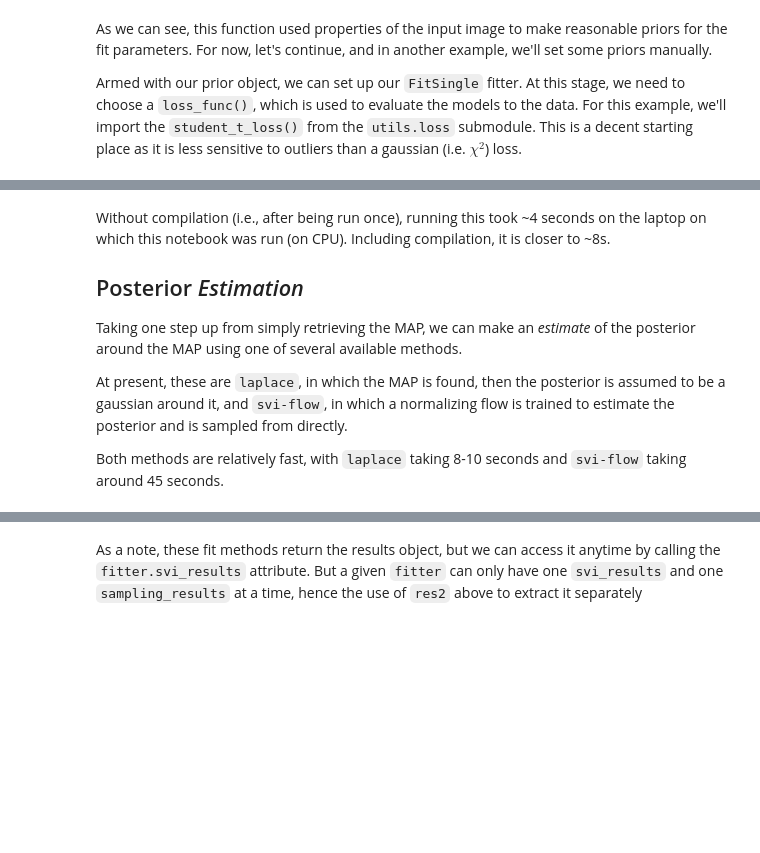
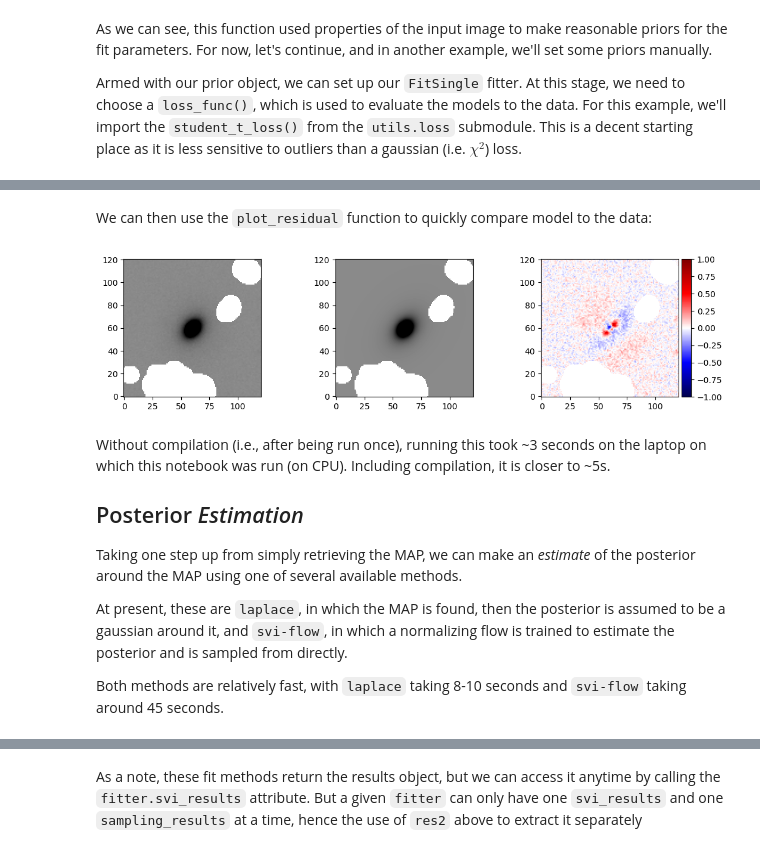
Before and after one commit to pysersic/pysersic, a Jupyter notebook: examples/example-fit.ipynb, the cells around one changed output, grey strips where cells are left out. Saved outputs shown, nothing was run; the diff lists cells and outputs as text; code cells hidden in the pictures; blank space fills up the shorter version.

```diff
--- a/examples/example-fit.ipynb
+++ b/examples/example-fit.ipynb
@@ -135,5 +138,12 @@ map_params
+# %% [markdown]
+We can then use the `plot_residual` function to quickly compare model to the data:
+# %%
+from pysersic.results import plot_residual
+fig, ax = plot_residual(im,map_params['model'],mask=mask,vmin=-1,vmax=1)
+# %% [output]
+[figure, added]
 # %% [markdown]
-Without compilation (i.e., after being run once), running this took ~4 seconds on the laptop on which this notebook was run (on CPU). Including compilation, it is closer to ~8s.
+Without compilation (i.e., after being run once), running this took ~3 seconds on the laptop on which this notebook was run (on CPU). Including compilation, it is closer to ~5s.
 
 ## Posterior *Estimation*
 
```
Also changed, not shown: parts of 28 cells of this notebook, 5 other files.
